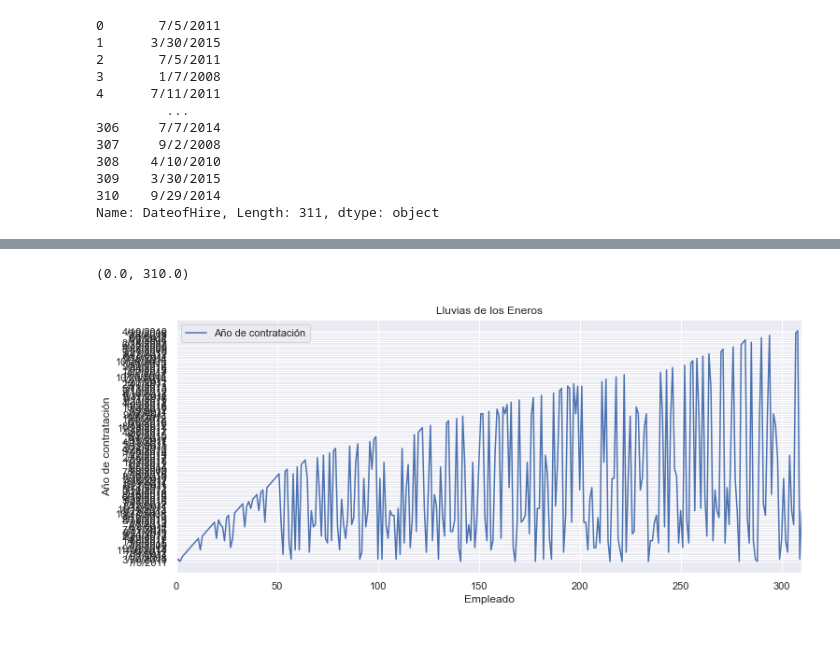
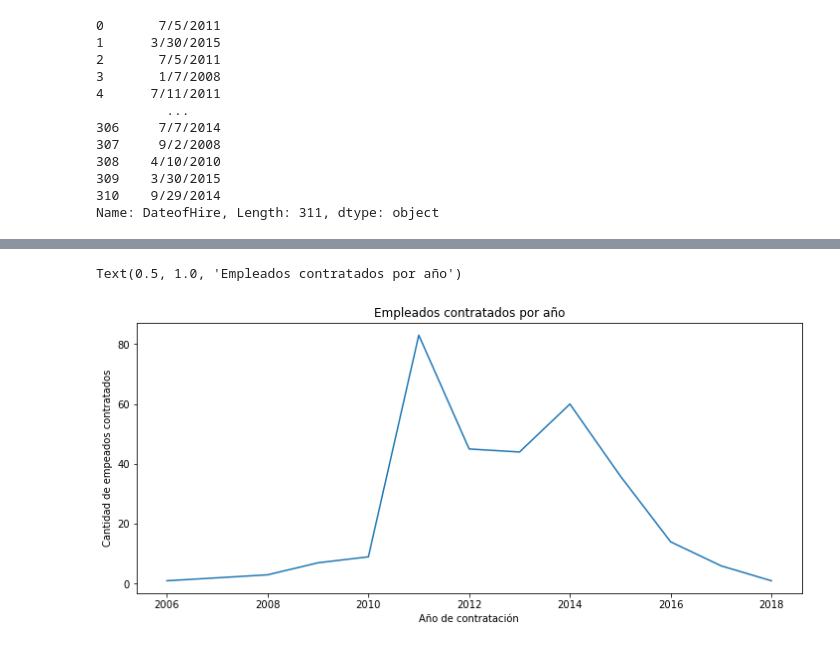
Before and after one commit to isipavelek/Coder, a Jupyter notebook: Visualizacion+Pavelek.ipynb, the cells around one changed output, grey strips where cells are left out. Cells and saved outputs as stored; diff of their text form; code cells hidden in the pictures.

```diff
--- a/Visualizacion+Pavelek.ipynb
+++ b/Visualizacion+Pavelek.ipynb
@@ -22,3 +22,6 @@ df.head()
 | 3 | Alagbe,Trina | 10088 | 1 | 1 | 0 | 1 | 5 | 3 | ... |
 | 4 | Anderson, Carol | 10069 | 0 | 2 | 0 | 5 | 5 | 3 | ... |
 5 rows × 36 columns
+# %%
+df=df.fillna(0)
+df.describe(include='all')
@@ -49,6 +65,6 @@ Vamos que el rango de salarios más popular es de /$50000 a /$66000
 # %%
 fig = plt.figure()
-sns.set(rc={'figure.figsize':(15,15)})
+#sns.set(rc={'figure.figsize':(15,15)})
 sns.violinplot(x=df['GenderID'], y=df['Salary'], data=df)
 plt.show()
 # %% [output]
@@ -68,3 +84,8 @@ print(df['DateofHire'])
 309    3/30/2015
 310    9/29/2014
 Name: DateofHire, Length: 311, dtype: object
+# %%
+df_graficar=pd.DataFrame()
+df_graficar['NumerHired']=pd.to_datetime(df['DateofHire']).dt.year.value_counts()
+df_graficar=df_graficar.sort_index()
+print(df_graficar)
@@ -71,13 +107,9 @@ Name: DateofHire, Length: 311, dtype: object
 # %%
 fig, ax = plt.subplots(figsize=(12,5))
-ax.plot(df.index ,df['DateofHire'], label='Año de contratación')
-
-ax.set_xlabel('Empleado')
-ax.set_ylabel('Año de contratación')
-ax.set_title('Lluvias de los Eneros')
-ax.legend()
-
-ax.set_xlim(df.index[0], df.index[-1] )
+ax.plot(df_graficar.index,df_graficar['NumerHired'])
+ax.set_ylabel('Cantidad de empeados contratados')
+ax.set_xlabel('Año de contratación')
+ax.set_title('Empleados contratados por año')
 # %% [output]
-(0.0, 310.0)
+Text(0.5, 1.0, 'Empleados contratados por año')
-[figure, old version]
+[figure, new version]
```
Also changed, not shown: parts of 7 cells of this notebook.
